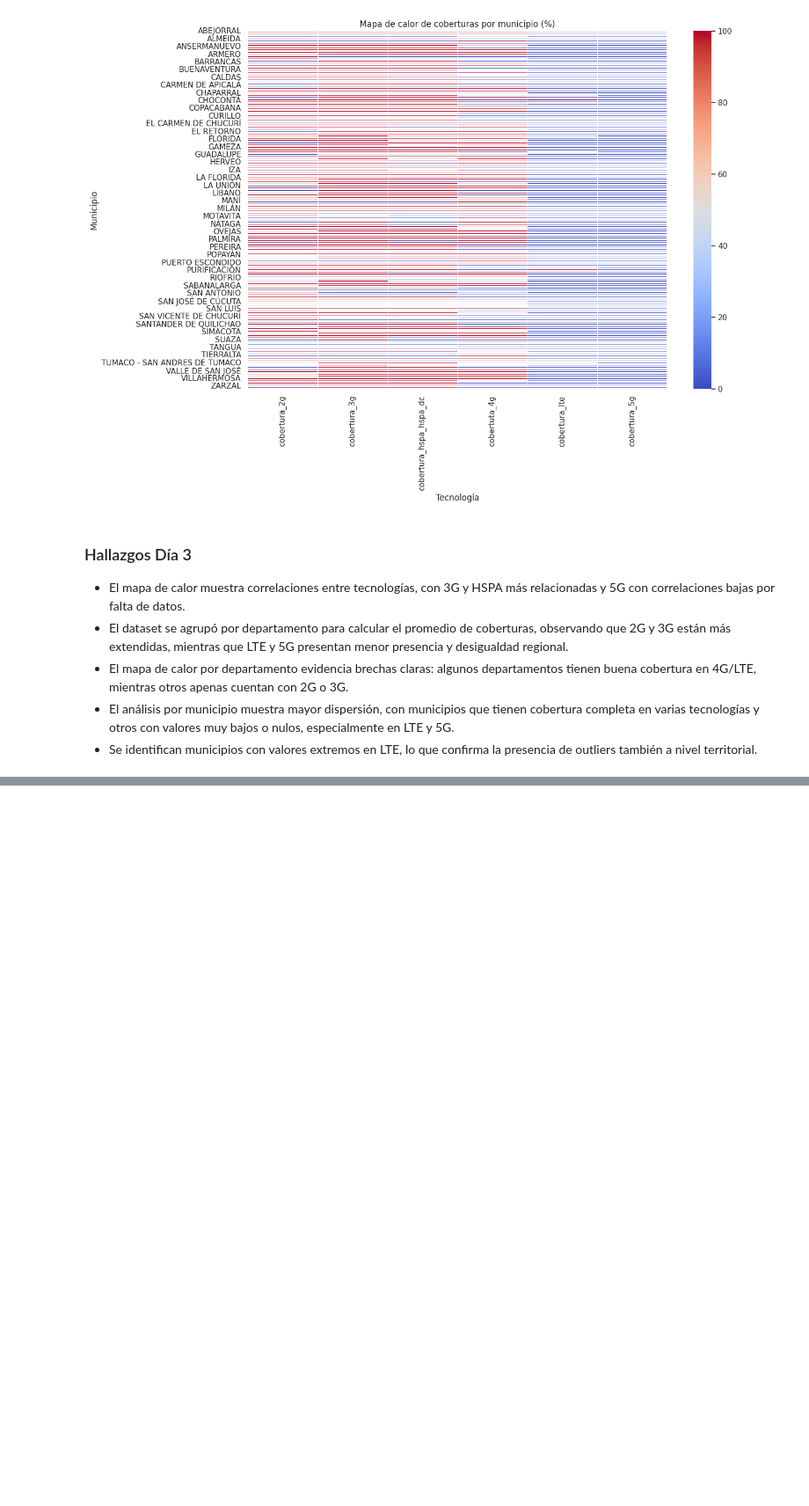
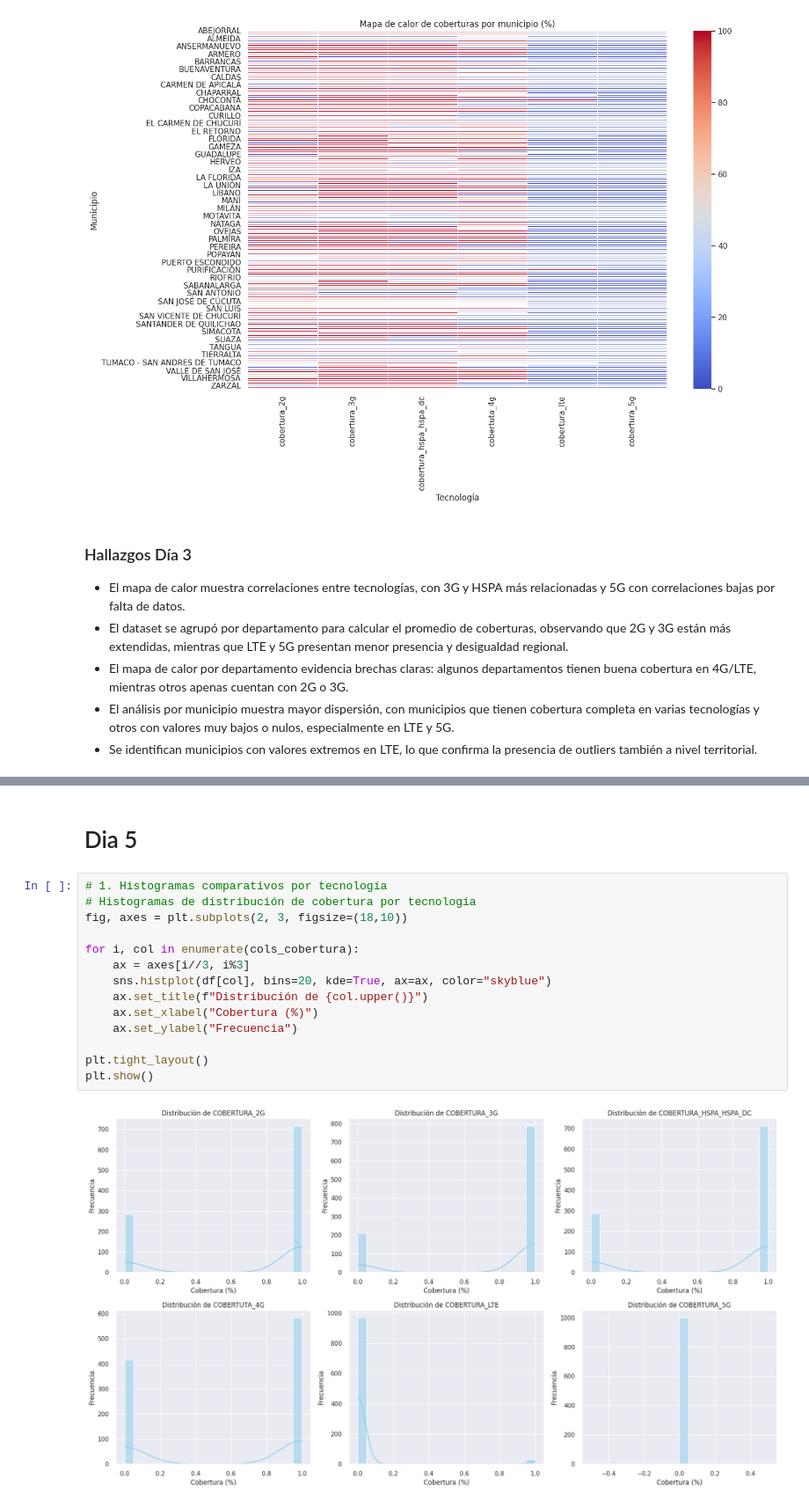
Before and after one commit to kevinbn12/PROYECTO-ANALITICA_DE_DATOS, a Jupyter notebook: data/processed/EDA.ipynb, the cells around one changed output, grey strips where cells are left out. Shown at 88% size. Drawn from its saved outputs; the diff is of its cells as text; blank space fills up the shorter version.

```diff
--- a/data/processed/EDA.ipynb
+++ b/data/processed/EDA.ipynb
@@ -272,0 +479,18 @@ plt.show()
+# %% [markdown]
+# Dia 5
+# %%
+# 1. Histogramas comparativos por tecnología
+# Histogramas de distribución de cobertura por tecnología
+fig, axes = plt.subplots(2, 3, figsize=(18,10))
+
+for i, col in enumerate(cols_cobertura):
+    ax = axes[i//3, i%3]
+    sns.histplot(df[col], bins=20, kde=True, ax=ax, color="skyblue")
+    ax.set_title(f"Distribución de {col.upper()}")
+    ax.set_xlabel("Cobertura (%)")
+    ax.set_ylabel("Frecuencia")
+
+plt.tight_layout()
+plt.show()
+# %% [output]
+[figure, added]
```
Also changed, not shown: parts of 34 cells of this notebook.
